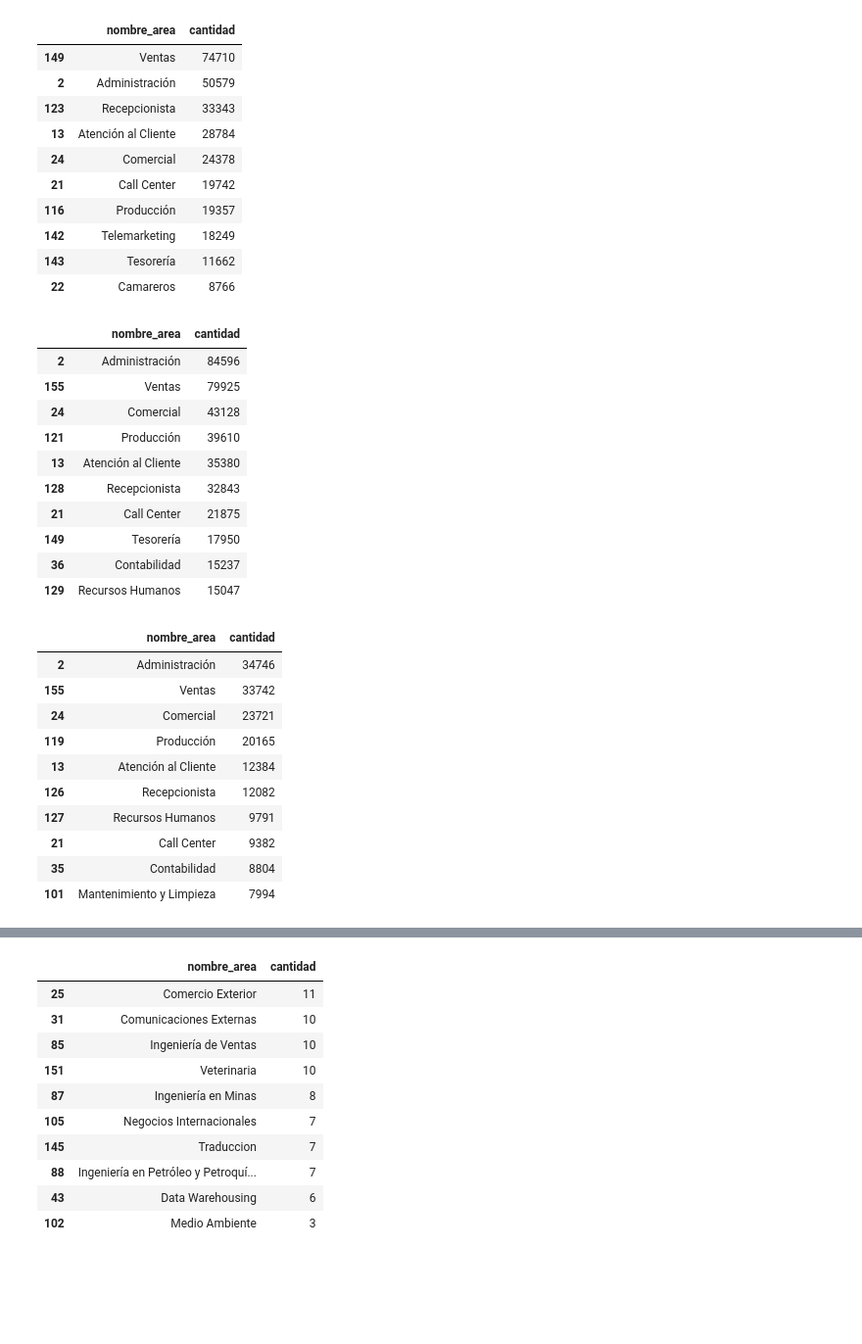
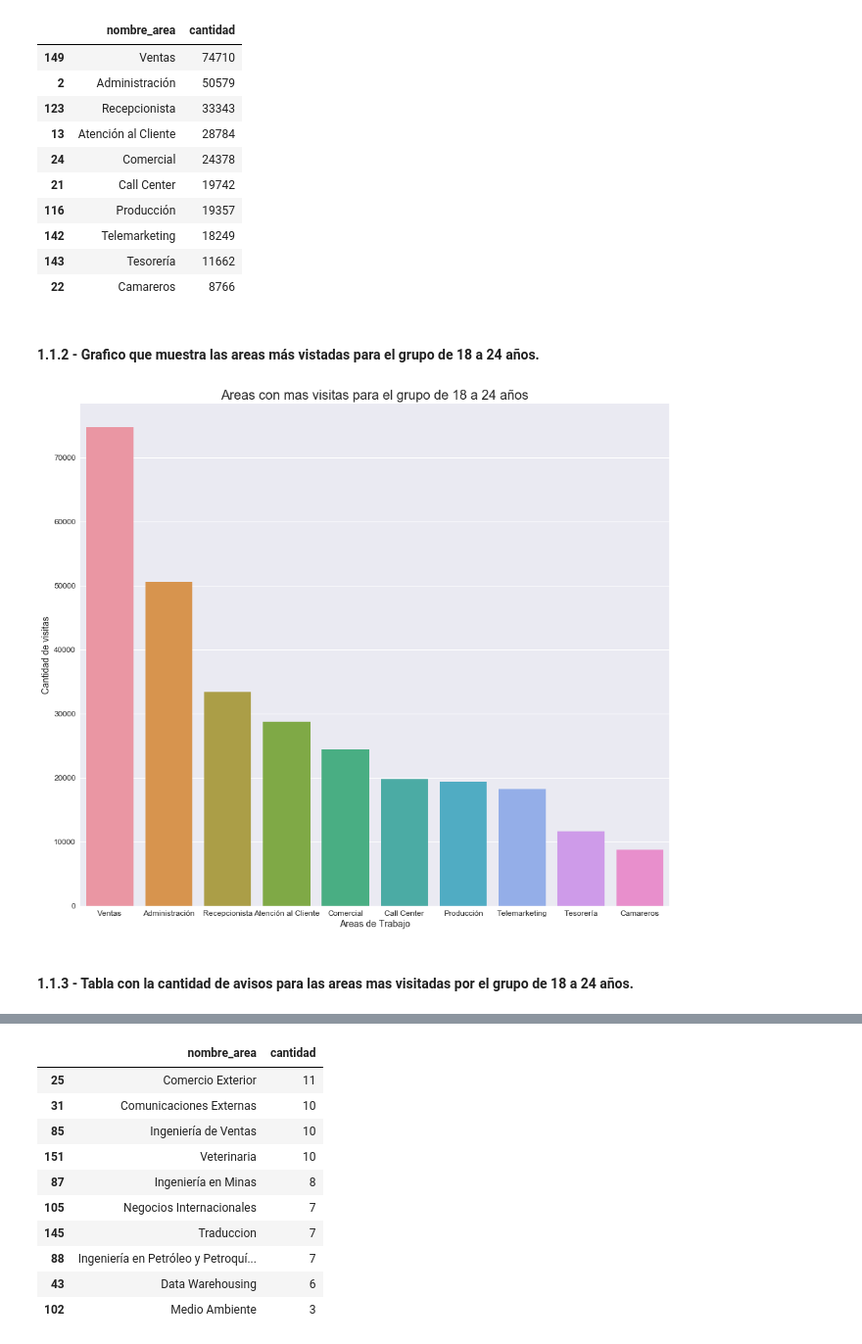
Before and after one commit to GastonMontes/75.06-Datos-TP1, a Jupyter notebook: Notebooks/Age analysis.ipynb, the cells around one changed output, grey strips where cells are left out. Shown at 98% size. Drawn from its saved outputs; the diff is of its cells as text; code cells hidden in the pictures; blank space fills up the shorter version.

```diff
--- a/Notebooks/Age analysis.ipynb
+++ b/Notebooks/Age analysis.ipynb
@@ -148,31 +175,17 @@ areaMasVisitadas1
 | 142 | Telemarketing | 18249 |
 | 143 | Tesorería | 11662 |
 | 22 | Camareros | 8766 |
-# %%
-areaMasVisitadas2
-# %% [output]
-|  | nombre_area | cantidad |
-| 2 | Administración | 84596 |
-| 155 | Ventas | 79925 |
-| 24 | Comercial | 43128 |
-| 121 | Producción | 39610 |
-| 13 | Atención al Cliente | 35380 |
-| 128 | Recepcionista | 32843 |
-| 21 | Call Center | 21875 |
-| 149 | Tesorería | 17950 |
-| 36 | Contabilidad | 15237 |
-| 129 | Recursos Humanos | 15047 |
-# %%
-areaMasVisitadas3
-# %% [output]
-|  | nombre_area | cantidad |
-| 2 | Administración | 34746 |
-| 155 | Ventas | 33742 |
-| 24 | Comercial | 23721 |
-| 119 | Producción | 20165 |
-| 13 | Atención al Cliente | 12384 |
-| 126 | Recepcionista | 12082 |
-| 127 | Recursos Humanos | 9791 |
-| 21 | Call Center | 9382 |
-| 35 | Contabilidad | 8804 |
-| 101 | Mantenimiento y Limpieza | 7994 |
+# %% [markdown]
+#### 1.1.2 - Grafico que muestra las areas más vistadas para el grupo de 18 a 24 años.
+# %%
+plt.subplots(figsize = (16, 14))
+areaMasVisitadas1Plot = sns.barplot(x = areaMasVisitadas1['nombre_area'], y = areaMasVisitadas1['cantidad'], orient = 'v')
+areaMasVisitadas1Plot.set_title("Areas con mas visitas para el grupo de 18 a 24 años", fontsize = 20)
+areaMasVisitadas1Plot.set_ylabel("Cantidad de visitas", fontsize = 14)
+areaMasVisitadas1Plot.set_xlabel("Areas de Trabajo", fontsize = 14)
+areaMasVisitadas1Plot.tick_params(labelsize = 12)
+plt.show()
+# %% [output]
+[figure, added]
+# %% [markdown]
+#### 1.1.3 - Tabla con la cantidad de avisos para las areas mas visitadas por el grupo de 18 a 24 años.
```
Also changed, not shown: parts of 31 cells of this notebook.
